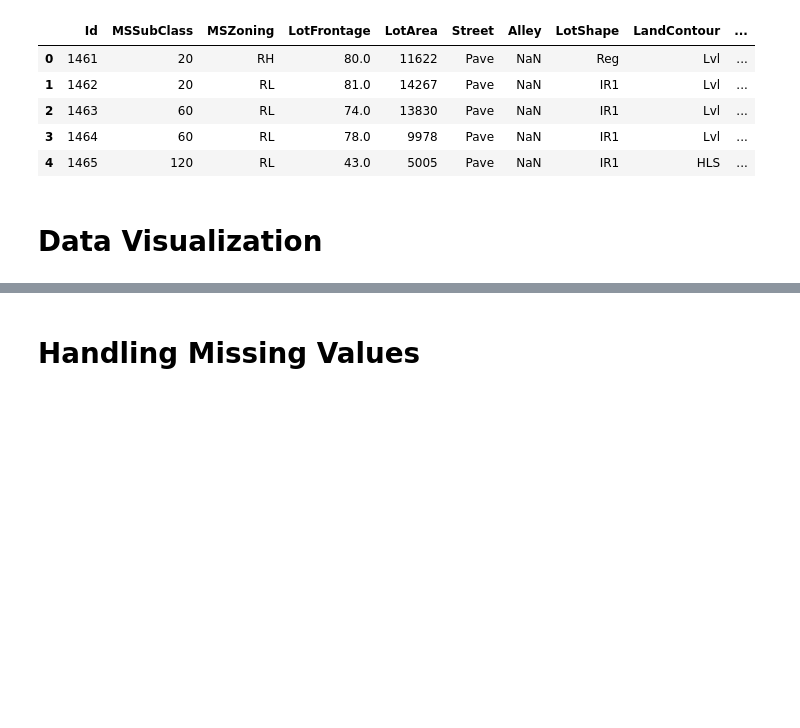
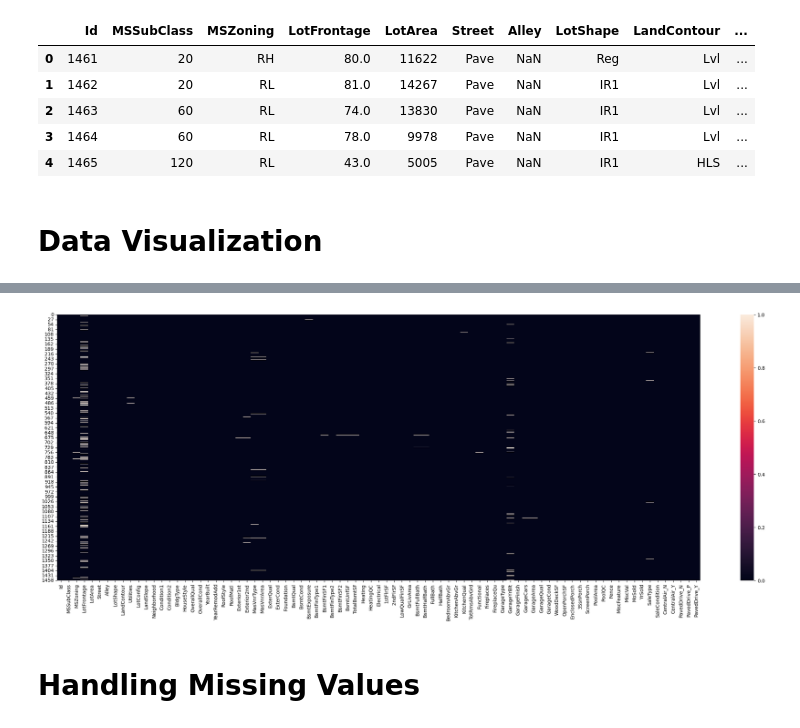
Before and after one commit to neuralmechanica/Home-Sale, a Jupyter notebook: sales.ipynb, the cells around one changed output, grey strips where cells are left out. Drawn from its saved outputs; the diff is of its cells as text; code cells hidden in the pictures; blank space fills up the shorter version.

```diff
--- a/sales.ipynb
+++ b/sales.ipynb
@@ -42,3 +42,9 @@ plt.show()
+# %%
+plt.figure(figsize = (30, 10))
+sns.heatmap(test.isna())
+plt.show()
+# %% [output]
+[figure, added]
 # %% [markdown]
 # Handling Missing Values
 # %%
```
Also changed, not shown: parts of 4 cells of this notebook.
